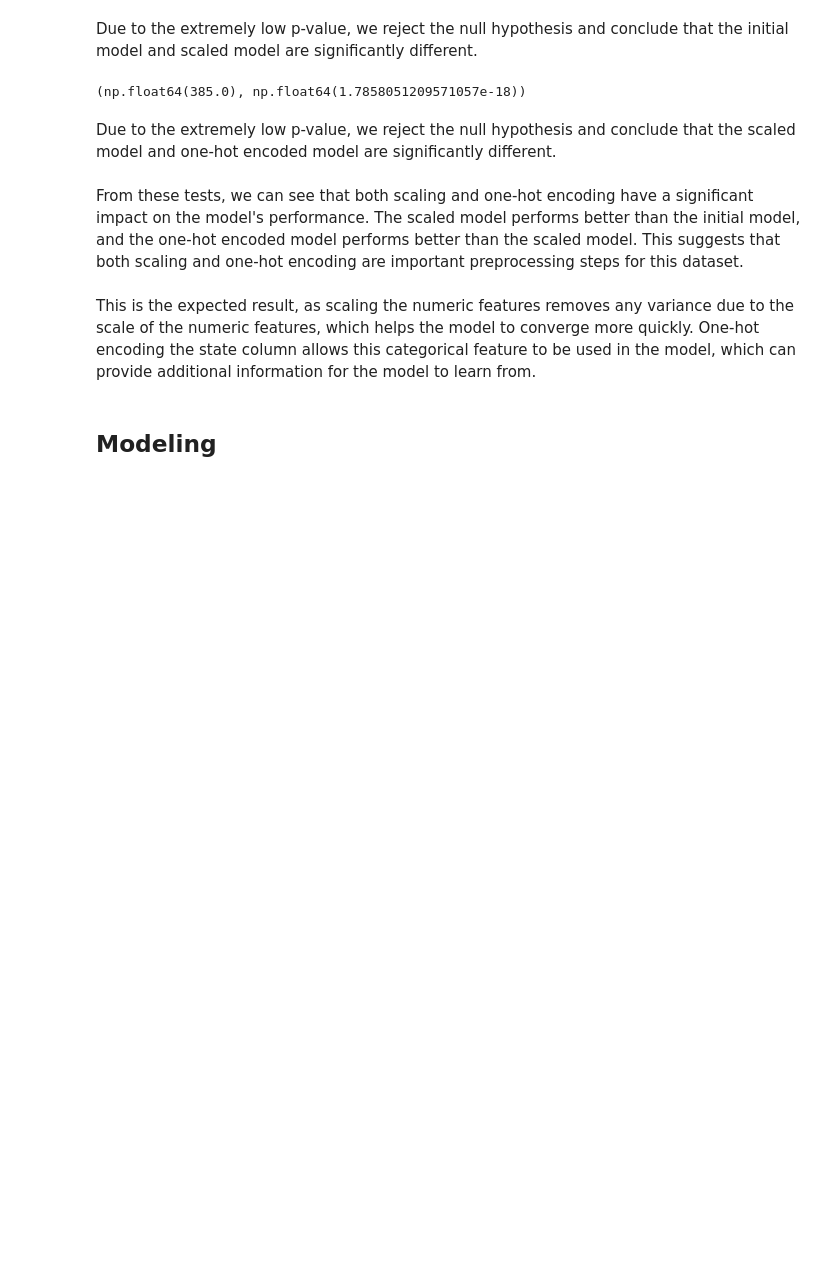
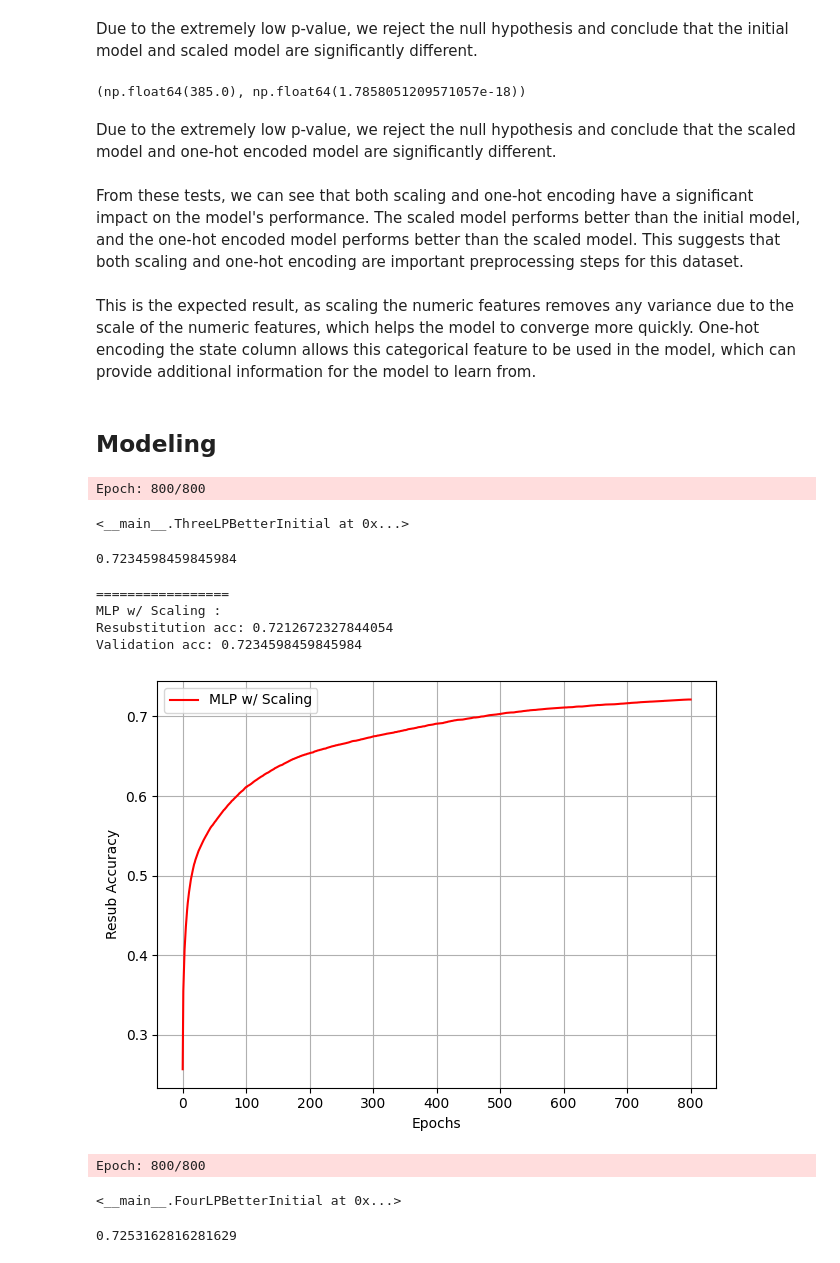
Before and after one commit to colew658/custom_mlp, a Jupyter notebook: custom_mlp.ipynb, the cells around one changed output. Drawn from its saved outputs; the diff is of its cells as text; code cells hidden in the pictures; blank space fills up the shorter version.

```diff
--- a/custom_mlp.ipynb
+++ b/custom_mlp.ipynb
@@ -828,0 +1126,63 @@ This is the expected result, as scaling the numeric features removes any varianc
+# %%
+# Initialize the mlp
+mlp = ThreeLPBetterInitial(random_state=7324, epochs=800)
+# Fit the mlp
+mlp.fit(
+    x_train_final.to_numpy(), y_train_cat.to_numpy(), print_progress=10
+)
+# %% [output]
+Epoch: 800/800
+<__main__.ThreeLPBetterInitial at 0x...>
+# %%
+# Check the accuracy of the mlp on the test set
+yhat = mlp.predict(x_test_final.to_numpy())
+accuracy_score(y_true=y_test_cat, y_pred=yhat)
+# %% [output]
+0.7234598459845984
+# %%
+def print_result(
+    nn, X_train, y_train, X_test, y_test, title="", color="red"
+):
+    print("=================")
+    print(title, ":")
+    yhat = nn.predict(X_train)
+    print("Resubstitution acc:", accuracy_score(y_train, yhat))
+
+    yhat = nn.predict(X_test)
+    print("Validation acc:", accuracy_score(y_test, yhat))
+
+    if hasattr(nn, "val_score_"):
+        plt.plot(
+            range(len(nn.val_score_)),
+            nn.val_score_,
+            color=color,
+            label=title,
+        )
+        plt.ylabel("Validation Accuracy")
+    else:
+        plt.plot(
+            range(len(nn.score_)), nn.score_, color=color, label=title
+        )
+        plt.ylabel("Resub Accuracy")
+
+    plt.xlabel("Epochs")
+    plt.tight_layout()
+    plt.legend(loc="best")
+    plt.grid(True)
+# %%
+print_result(
+    mlp,
+    x_train_final.to_numpy(),
+    y_train_cat.to_numpy(),
+    x_test_final.to_numpy(),
+    y_test_cat,
+    "MLP w/ Scaling",
+    "red",
+)
+plt.show()
+# %% [output]
+=================
+MLP w/ Scaling :
+Resubstitution acc: 0.7212672327844054
+Validation acc: 0.7234598459845984
+[figure, added]
@@ -828,0 +1564,16 @@ This is the expected result, as scaling the numeric features removes any varianc
+# %%
+# Initialize the mlp
+mlp = FourLPBetterInitial(random_state=7324, epochs=800)
+# Fit the mlp
+mlp.fit(
+    x_train_final.to_numpy(), y_train_cat.to_numpy(), print_progress=10
+)
+# %% [output]
+Epoch: 800/800
+<__main__.FourLPBetterInitial at 0x...>
+# %%
+# Check the accuracy of the mlp on the test set
+yhat = mlp.predict(x_test_final.to_numpy())
+accuracy_score(y_true=y_test_cat, y_pred=yhat)
+# %% [output]
+0.7253162816281629
```
Also changed, not shown: parts of 18 cells of this notebook.
